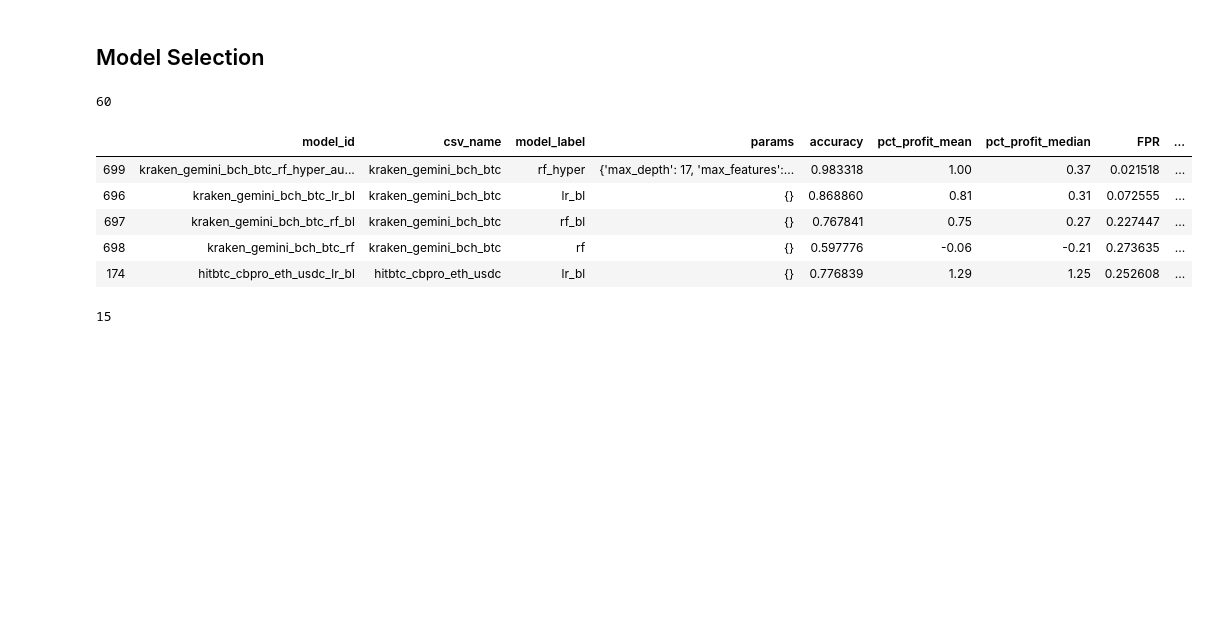
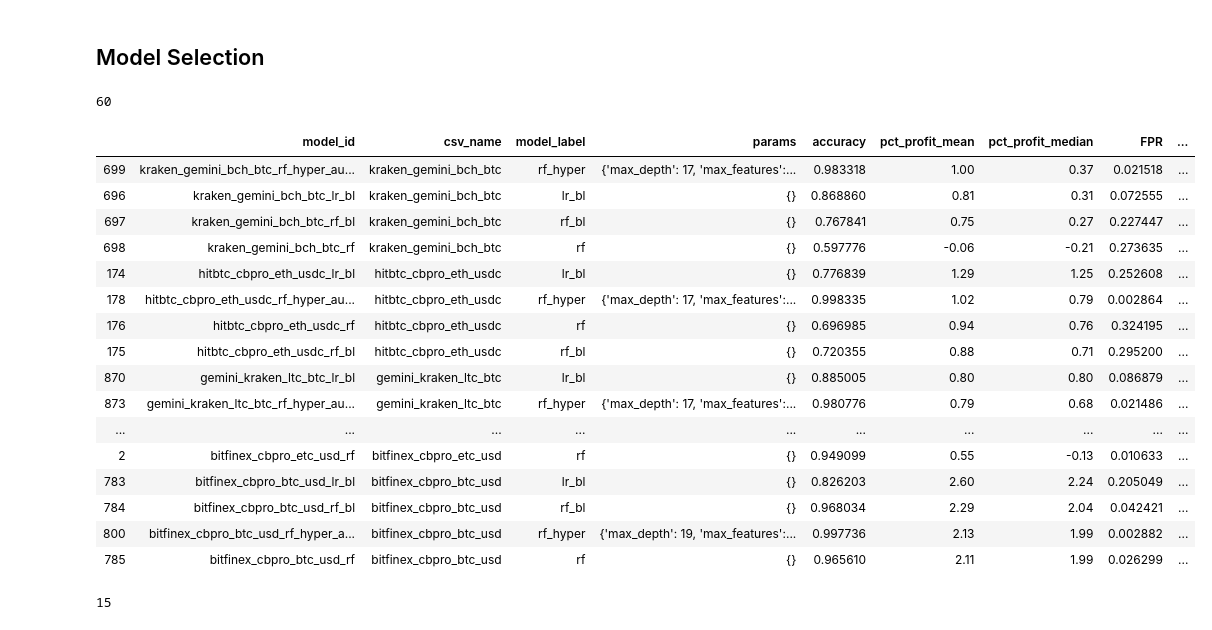
Before and after one commit to Cryptolytic-app/cryptolyticapp, a Jupyter notebook: modeling/3_arbitrage_model_evaluation.ipynb, the cells around one changed output. Drawn from its saved outputs; the diff is of its cells as text; code cells hidden in the pictures; blank space fills up the shorter version.

Commit message:
fixing model selection function

```diff
--- a/modeling/3_arbitrage_model_evaluation.ipynb
+++ b/modeling/3_arbitrage_model_evaluation.ipynb
@@ -284,14 +284,16 @@ def model_selection(df):
 
     # keep default lr/rf for each good model and the best one
     # from rf hyper
-    top_models = temp_df['csv_name'].to_list()
-    baseline_df = df[df['csv_name'].isin(top_models)]
+    top_model_sets = temp_df['csv_name'].to_list()
+    baseline_df = df[df['csv_name'].isin(top_model_sets)]
     baseline_df = baseline_df.sort_values(
         by=['precision_0', 'precision_1', 'precision_neg1'],
         ascending=True
     )
     baseline_df = baseline_df.drop_duplicates(
         subset=['csv_name', 'model_label'])
+    top_models = top_models_df['model_id'].to_list()
+    baseline_df['top_model'] = [1 if model in top_models else 0 for model in baseline_df['model_id']]
 
     # add , 'pct_profit_mean' back into sort
     return top_models_df, baseline_df
@@ -300,18 +302,29 @@ top_models_df, baseline_df = model_selection(perf_df)
 # %%
 baseline_df = baseline_df.sort_values(
     by=['csv_name', 'pct_profit_mean'],
     ascending=False
 )
 print(len(baseline_df)) # 60 models
-baseline_df.head()
+baseline_df
 # %% [output]
 60
 |  | model_id | csv_name | model_label | params | accuracy | pct_profit_mean | pct_profit_median | FPR | ... |
 | 699 | kraken_gemini_bch_btc_rf_hyper_au... | kraken_gemini_bch_btc | rf_hyper | {'max_depth': 17, 'max_features':... | 0.983318 | 1.00 | 0.37 | 0.021518 | ... |
 | 696 | kraken_gemini_bch_btc_lr_bl | kraken_gemini_bch_btc | lr_bl | {} | 0.868860 | 0.81 | 0.31 | 0.072555 | ... |
 | 697 | kraken_gemini_bch_btc_rf_bl | kraken_gemini_bch_btc | rf_bl | {} | 0.767841 | 0.75 | 0.27 | 0.227447 | ... |
 | 698 | kraken_gemini_bch_btc_rf | kraken_gemini_bch_btc | rf | {} | 0.597776 | -0.06 | -0.21 | 0.273635 | ... |
 | 174 | hitbtc_cbpro_eth_usdc_lr_bl | hitbtc_cbpro_eth_usdc | lr_bl | {} | 0.776839 | 1.29 | 1.25 | 0.252608 | ... |
+| 178 | hitbtc_cbpro_eth_usdc_rf_hyper_au... | hitbtc_cbpro_eth_usdc | rf_hyper | {'max_depth': 17, 'max_features':... | 0.998335 | 1.02 | 0.79 | 0.002864 | ... |
+| 176 | hitbtc_cbpro_eth_usdc_rf | hitbtc_cbpro_eth_usdc | rf | {} | 0.696985 | 0.94 | 0.76 | 0.324195 | ... |
+| 175 | hitbtc_cbpro_eth_usdc_rf_bl | hitbtc_cbpro_eth_usdc | rf_bl | {} | 0.720355 | 0.88 | 0.71 | 0.295200 | ... |
+| 870 | gemini_kraken_ltc_btc_lr_bl | gemini_kraken_ltc_btc | lr_bl | {} | 0.885005 | 0.80 | 0.80 | 0.086879 | ... |
+| 873 | gemini_kraken_ltc_btc_rf_hyper_au... | gemini_kraken_ltc_btc | rf_hyper | {'max_depth': 17, 'max_features':... | 0.980776 | 0.79 | 0.68 | 0.021486 | ... |
+| ... | ... | ... | ... | ... | ... | ... | ... | ... | ... |
+| 2 | bitfinex_cbpro_etc_usd_rf | bitfinex_cbpro_etc_usd | rf | {} | 0.949099 | 0.55 | -0.13 | 0.010633 | ... |
+| 783 | bitfinex_cbpro_btc_usd_lr_bl | bitfinex_cbpro_btc_usd | lr_bl | {} | 0.826203 | 2.60 | 2.24 | 0.205049 | ... |
+| 784 | bitfinex_cbpro_btc_usd_rf_bl | bitfinex_cbpro_btc_usd | rf_bl | {} | 0.968034 | 2.29 | 2.04 | 0.042421 | ... |
+| 800 | bitfinex_cbpro_btc_usd_rf_hyper_a... | bitfinex_cbpro_btc_usd | rf_hyper | {'max_depth': 19, 'max_features':... | 0.997736 | 2.13 | 1.99 | 0.002882 | ... |
+| 785 | bitfinex_cbpro_btc_usd_rf | bitfinex_cbpro_btc_usd | rf | {} | 0.965610 | 2.11 | 1.99 | 0.026299 | ... |
 # %%
 top_models_df = top_models_df.sort_values(
     by=['pct_profit_mean'],
```
Also changed, not shown: parts of 3 cells of this notebook, 1 other file.
